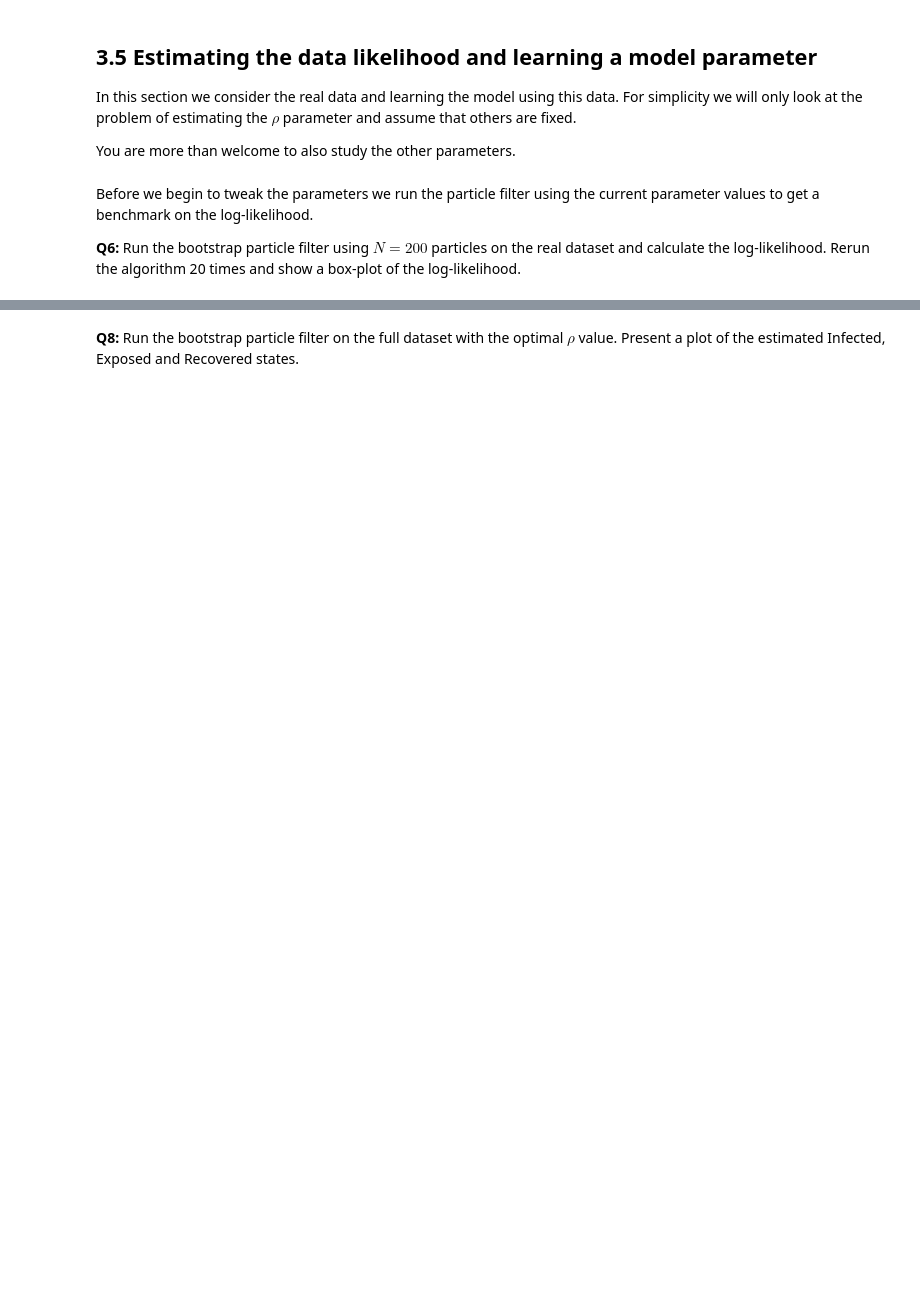
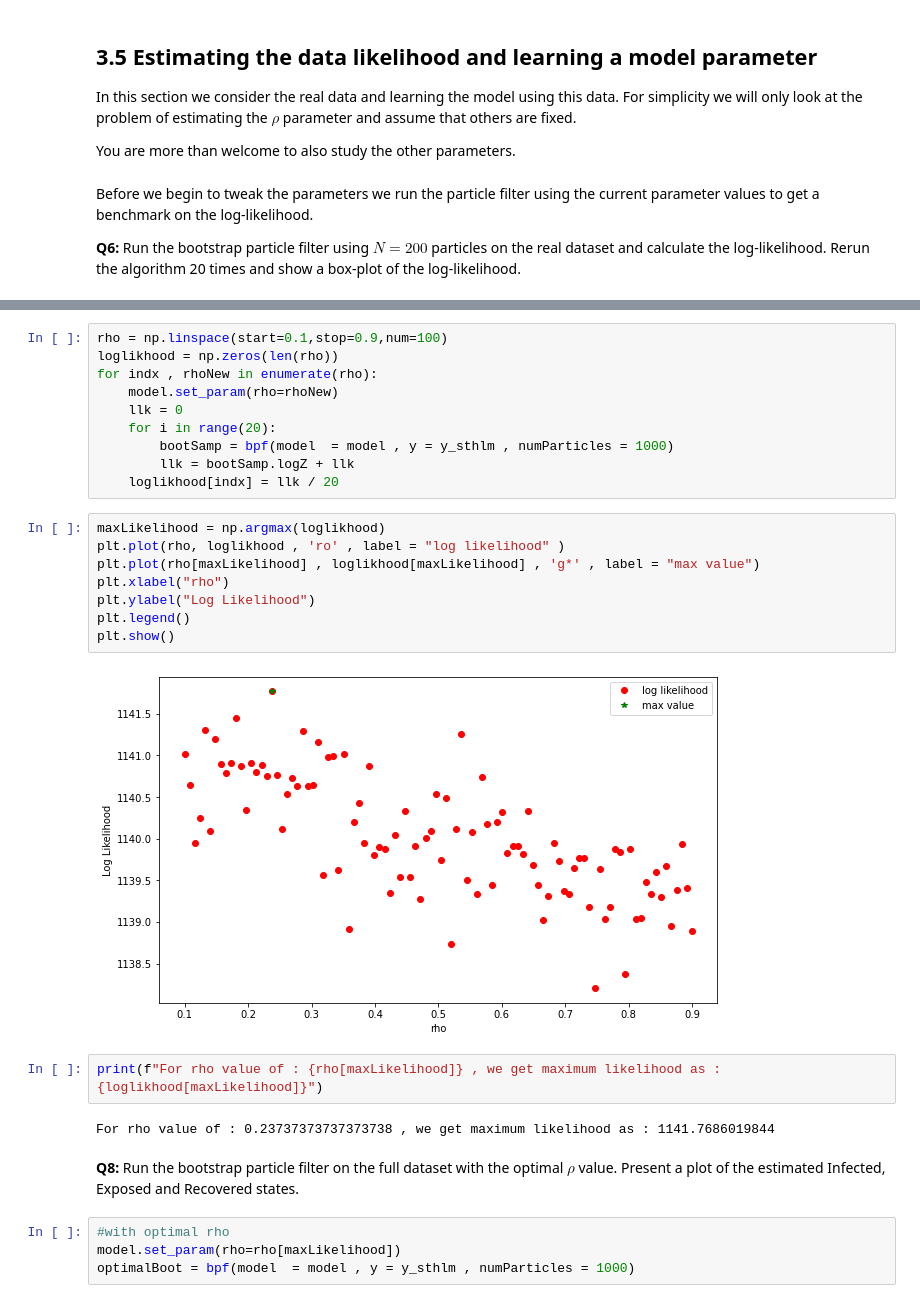
Before and after one commit to amannayak/Time-Series-and-Sequence-Analysis, a Jupyter notebook: Task 3/tssl_lab3.ipynb, the cells around one changed output, grey strips where cells are left out. Drawn from its saved outputs; the diff is of its cells as text; blank space fills up the shorter version.

```diff
--- a/Task 3/tssl_lab3.ipynb
+++ b/Task 3/tssl_lab3.ipynb
@@ -414,2 +442,30 @@ Before we begin to tweak the parameters we run  the particle filter using the cu
+# %%
+rho = np.linspace(start=0.1,stop=0.9,num=100)
+loglikhood = np.zeros(len(rho))
+for indx , rhoNew in enumerate(rho):
+    model.set_param(rho=rhoNew)
+    llk = 0
+    for i in range(20):
+        bootSamp = bpf(model  = model , y = y_sthlm , numParticles = 1000)
+        llk = bootSamp.logZ + llk
+    loglikhood[indx] = llk / 20
+# %%
+maxLikelihood = np.argmax(loglikhood)
+plt.plot(rho, loglikhood , 'ro' , label = "log likelihood" )
+plt.plot(rho[maxLikelihood] , loglikhood[maxLikelihood] , 'g*' , label = "max value")
+plt.xlabel("rho")
+plt.ylabel("Log Likelihood")
+plt.legend()
+plt.show()
+# %% [output]
+[figure, added]
+# %%
+print(f"For rho value of : {rho[maxLikelihood]} , we get maximum likelihood as : {loglikhood[maxLikelihood]}")
+# %% [output]
+For rho value of : 0.23737373737373738 , we get maximum likelihood as : 1141.7686019844
 # %% [markdown]
 **Q8:** Run the bootstrap particle filter on the full dataset with the optimal $\rho$ value. Present a plot of the estimated Infected, Exposed and Recovered states.
+# %%
+#with optimal rho
+model.set_param(rho=rho[maxLikelihood])
+optimalBoot = bpf(model  = model , y = y_sthlm , numParticles = 1000)
```
Also changed, not shown: parts of 10 cells of this notebook.
